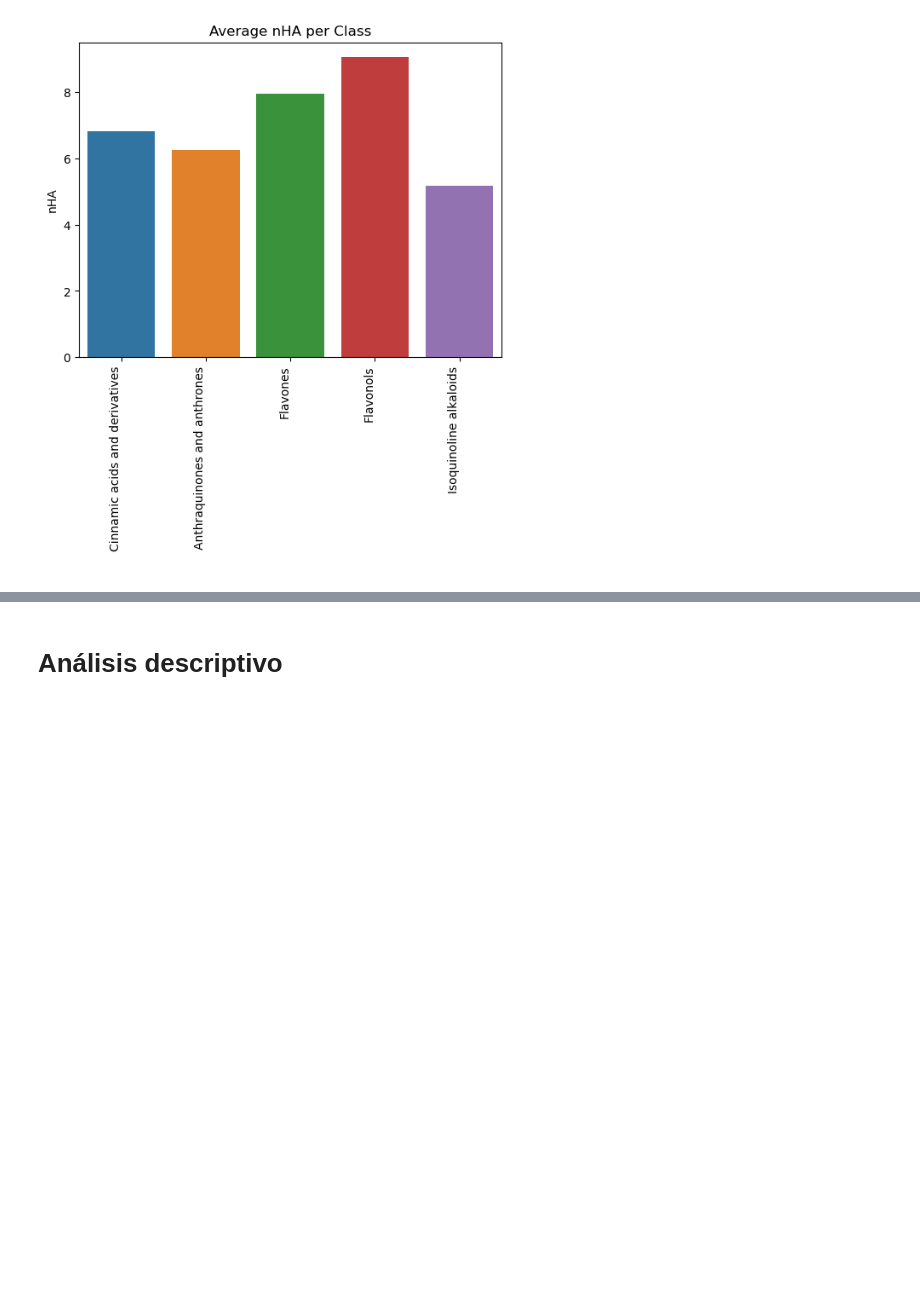
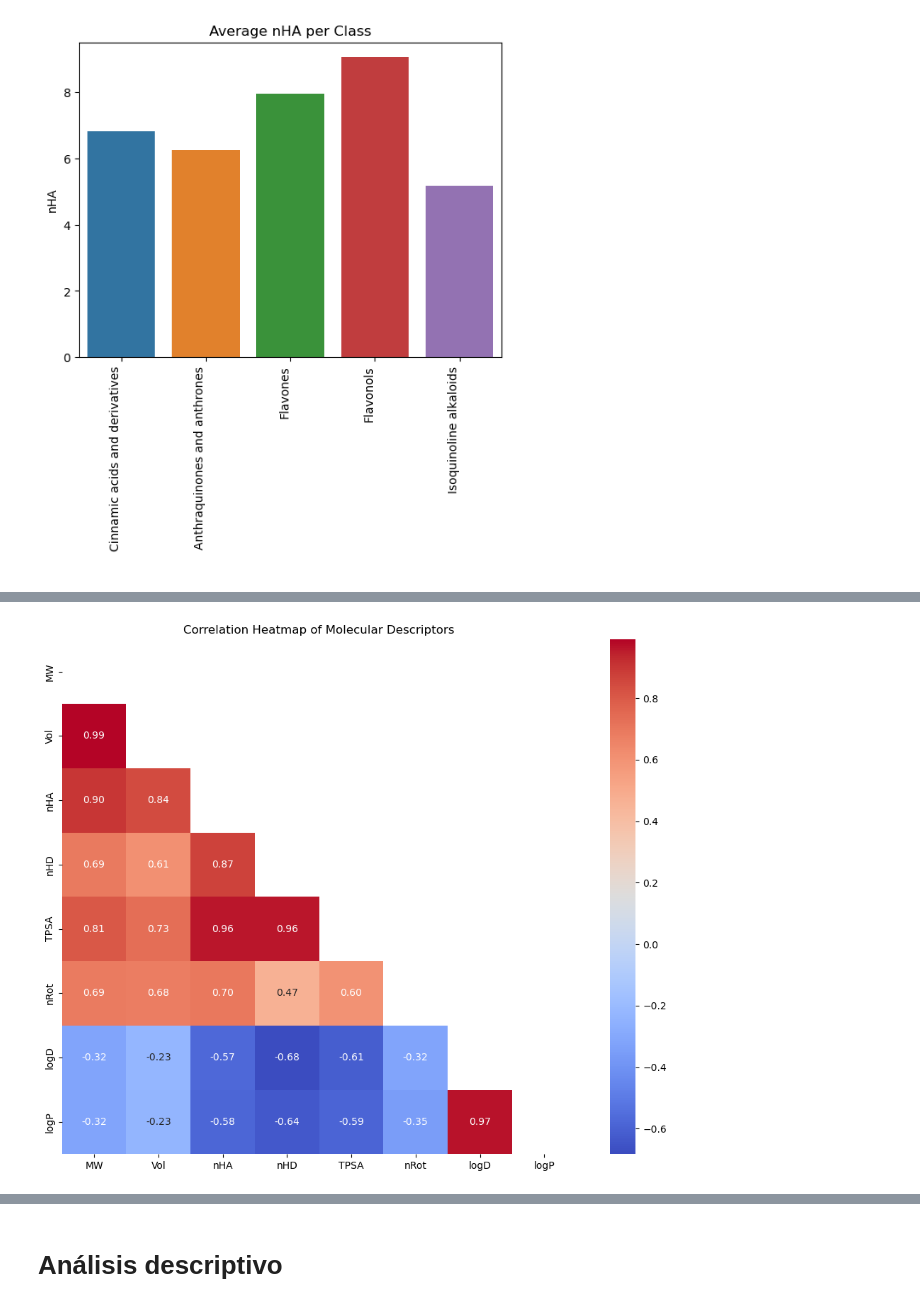
Before and after one commit to alexthorr/inflamnat, a Jupyter notebook: EDA1.ipynb, the cells around one changed output, grey strips where cells are left out. Cells and saved outputs as stored; diff of their text form; code cells hidden in the pictures; blank space fills up the shorter version.

```diff
--- a/EDA1.ipynb
+++ b/EDA1.ipynb
@@ -246,0 +274,23 @@ The `ci` parameter is deprecated. Use `errorbar=None` for the same effect.
+# %%
+import numpy as np
+vars_heatmap = ["MW", "Vol", "nHA", "nHD", "TPSA", "nRot", "logD", "logP"]
+
+# Filter only selected variables
+df_sub = prop[vars_heatmap]
+
+# ----------------------------
+# Compute correlation matrix
+# ----------------------------
+corr = df_sub.corr()
+mask = np.triu(np.ones_like(corr, dtype=bool))
+
+# ----------------------------
+# Plot heatmap
+# ----------------------------
+plt.figure(figsize=(10, 8))
+sns.heatmap(corr, annot=True, fmt=".2f", square=True, cmap="coolwarm", mask=mask)
+plt.title("Correlation Heatmap of Molecular Descriptors")
+plt.tight_layout()
+plt.show()
+# %% [output]
+[figure, added]
```
Also changed, not shown: parts of 10 cells of this notebook.
